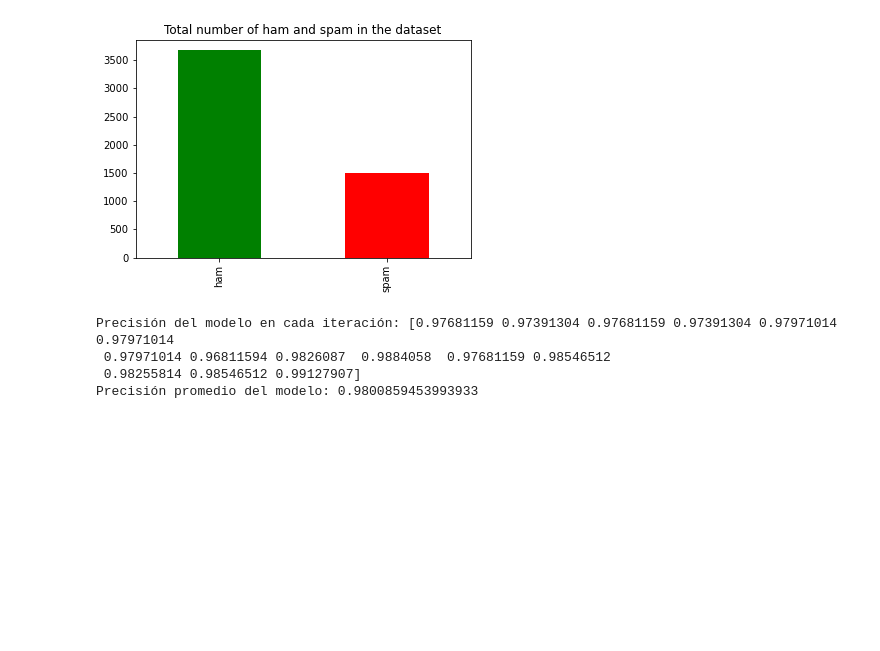
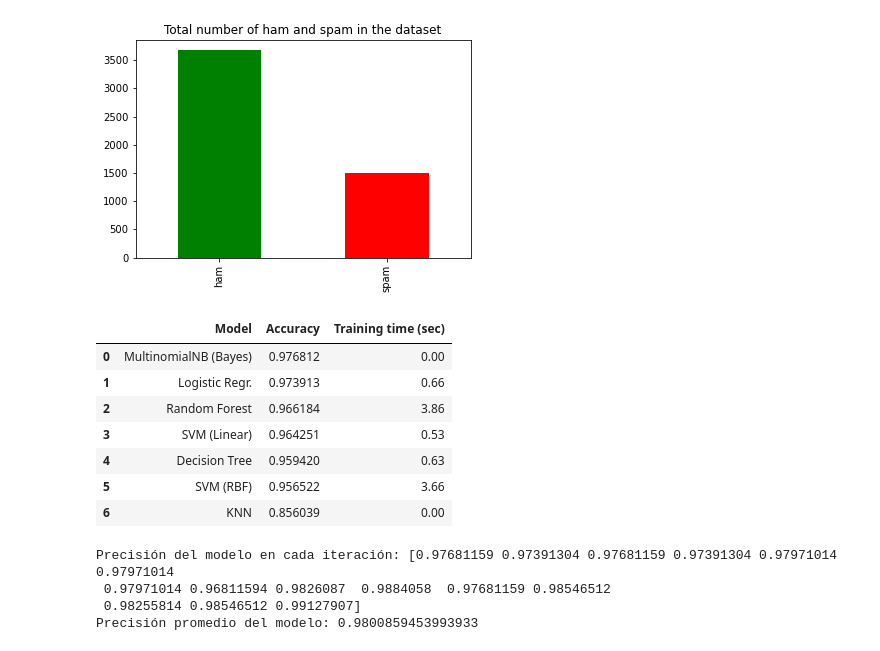
Before and after one commit to stuxve/bayesian-antispam, a Jupyter notebook: PRSS.ipynb, the cells around one changed output. Drawn from its saved outputs; the diff is of its cells as text; code cells hidden in the pictures; blank space fills up the shorter version.

```diff
--- a/PRSS.ipynb
+++ b/PRSS.ipynb
@@ -28,6 +35,47 @@ plt.show()
 # %%
 X=df["text"].to_numpy().tolist()
 y=df["label_num"].to_numpy().tolist()
+# %%
+# Hacer Split del dataset para train y test 80/20
+X_train, X_test, y_train, y_test = train_test_split(X, y, test_size=0.2, random_state=0)
+
+#Creamos un array de modelos
+models = {
+    "Random Forest": {"model":RandomForestClassifier(), "perf":0},
+    "MultinomialNB (Bayes)": {"model":MultinomialNB(), "perf":0},
+    "Logistic Regr.": {"model":LogisticRegression(solver='lbfgs', max_iter=1000), "perf":0},
+    "KNN": {"model":KNeighborsClassifier(), "perf":0},
+    "Decision Tree": {"model":DecisionTreeClassifier(), "perf":0},
+    "SVM (Linear)": {"model":LinearSVC(max_iter=10000), "perf":0},
+    "SVM (RBF)": {"model":SVC(), "perf":0}
+}
+#Entrenamos los modelos y medimos los tiempos
+for name, model in models.items():
+    start = perf_counter()
+    model['model'].fit(X_train, y_train)
+    duration = perf_counter() - start
+    duration = round(duration,2)
+    model["perf"] = duration
+    #print(f"{name:20} trained in {duration} sec")
+
+models_acc = []
+for name, model in models.items():
+    models_acc.append([name, model["model"].score(X_test, y_test),model["perf"]])
+#Se ordenan los valores del array creado arriba y se muestra en forma de tabla
+df_acc = pd.DataFrame(models_acc)
+df_acc.columns = ['Model', 'Accuracy', 'Training time (sec)']
+df_acc.sort_values(by = 'Accuracy', ascending = False, inplace=True)
+df_acc.reset_index(drop = True, inplace=True)
+df_acc
+# %% [output]
+|  | Model | Accuracy | Training time (sec) |
+| 0 | MultinomialNB (Bayes) | 0.976812 | 0.00 |
+| 1 | Logistic Regr. | 0.973913 | 0.66 |
+| 2 | Random Forest | 0.966184 | 3.86 |
+| 3 | SVM (Linear) | 0.964251 | 0.53 |
+| 4 | Decision Tree | 0.959420 | 0.63 |
+| 5 | SVM (RBF) | 0.956522 | 3.66 |
+| 6 | KNN | 0.856039 | 0.00 |
 # %%
 # Crea un objeto CountVectorizer para convertir el texto en una matriz de características
 vectorizer = CountVectorizer()
```
Also changed, not shown: parts of 1 cell of this notebook.
